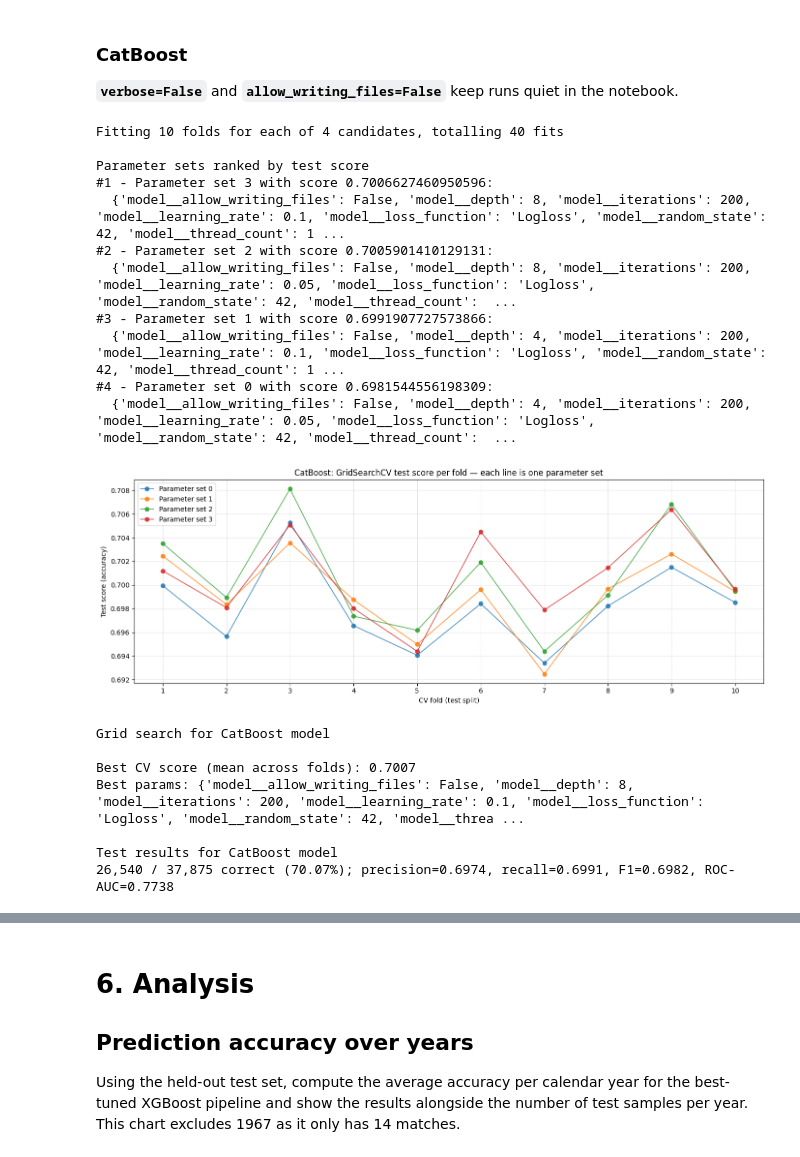
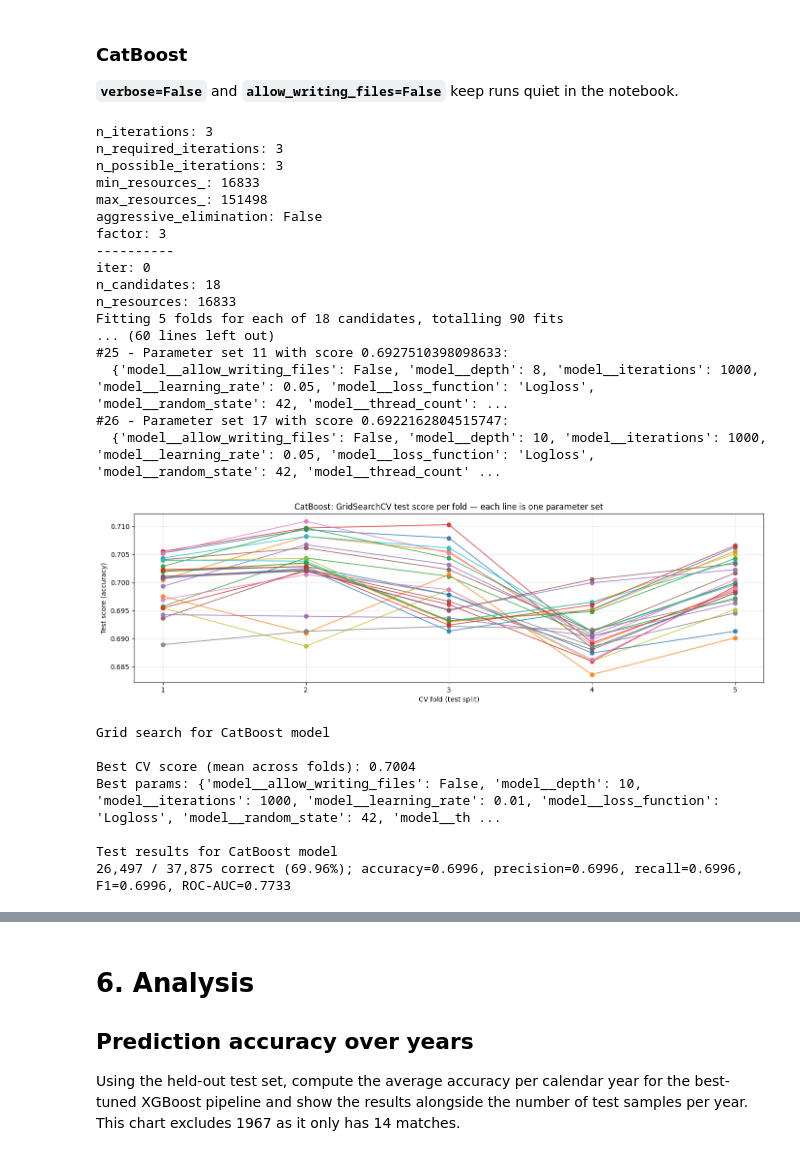
Before and after one commit to scarvalhojr/tennispredictor, a Jupyter notebook: notebook/tennispredictor.ipynb, the cells around one changed output, grey strips where cells are left out. Drawn from its saved outputs; the diff is of its cells as text; code cells hidden in the pictures.

```diff
--- a/notebook/tennispredictor.ipynb
+++ b/notebook/tennispredictor.ipynb
@@ -72,7 +74,7 @@ DROP_FEATURES = {
 # Testing and trainingparameters
 TRAIN_RATIO = 0.8
 TEST_RATIO = 1 - TRAIN_RATIO
-NUM_CV_SPLITS = 10
+NUM_CV_SPLITS = 5
 # %% [markdown]
 ### Helpers
 # %%
@@ -849,67 +1000,73 @@ Test results for XGBoost model
 
 **`verbose=False`** and **`allow_writing_files=False`** keep runs quiet in the notebook.
 # %%
-CAT_MODEL_NAME = "CatBoost"
+CATB_MODEL_NAME = "CatBoost"
 
-CAT_PARAM_GRID = {
-    "model__iterations": [200],
-    "model__depth": [4, 8],
-    "model__learning_rate": [0.05, 0.1],
+CATB_PARAM_GRID = {
+    "model__iterations": [800, 1000],
+    "model__depth": [6, 8, 10],
+    "model__learning_rate": [0.01, 0.03, 0.05],
     "model__random_state": [RANDOM_STATE],
     "model__verbose": [False],
     "model__loss_function": ["Logloss"],
     "model__allow_writing_files": [False],
-    "model__thread_count": [1],
+    "model__thread_count": [-1],
 }
 
-_transformers_cat = []
+_transformers_catb = []
 if metadata_cols:
-    _transformers_cat.append(("drop_metadata", "drop", metadata_cols))
-_transformers_cat.append(("num", SimpleImputer(strategy="median"), numeric_features))
+    _transformers_catb.append(("drop_metadata", "drop", metadata_cols))
+_transformers_catb.append(("num", SimpleImputer(strategy="median"), numeric_features))
 if categorical_features:
-    _transformers_cat.append(
+    _transformers_catb.append(
         (
             "cat",
             Pipeline(
                 steps=[
                     ("impute", SimpleImputer(strategy="most_frequent")),
                     (
                         "onehot",
                         OneHotEncoder(handle_unknown="ignore", sparse_output=False),
                     ),
                 ]
             ),
             categorical_features,
         )
     )
 
-preprocessor_cat = ColumnTransformer(transformers=_transformers_cat)
+preprocessor_catb = ColumnTransformer(transformers=_transformers_catb)
 
-cat_pipeline = Pipeline(
+catb_pipeline = Pipeline(
     steps=[
-        ("prep", preprocessor_cat),
+        ("prep", preprocessor_catb),
         ("model", CatBoostClassifier()),
     ]
 )
 
-catboost_model = train_and_test_model(CAT_MODEL_NAME, cat_pipeline, CAT_PARAM_GRID)
+trained_catb, best_catb_params = train_and_test_model(CATB_MODEL_NAME, catb_pipeline, CATB_PARAM_GRID)
 # %% [output]
-Fitting 10 folds for each of 4 candidates, totalling 40 fits
-
-Parameter sets ranked by test score
-#1 - Parameter set 3 with score 0.7006627460950596:
-  {'model__allow_writing_files': False, 'model__depth': 8, 'model__iterations': 200, 'model__learning_rate': 0.1, 'model__loss_function': 'Logloss', 'model__random_state': 42, 'model__thread_count': 1 ...
-#2 - Parameter set 2 with score 0.7005901410129131:
-  {'model__allow_writing_files': False, 'model__depth': 8, 'model__iterations': 200, 'model__learning_rate': 0.05, 'model__loss_function': 'Logloss', 'model__random_state': 42, 'model__thread_count':  ...
-#3 - Parameter set 1 with score 0.6991907727573866:
-  {'model__allow_writing_files': False, 'model__depth': 4, 'model__iterations': 200, 'model__learning_rate': 0.1, 'model__loss_function': 'Logloss', 'model__random_state': 42, 'model__thread_count': 1 ...
-#4 - Parameter set 0 with score 0.6981544556198309:
-  {'model__allow_writing_files': False, 'model__depth': 4, 'model__iterations': 200, 'model__learning_rate': 0.05, 'model__loss_function': 'Logloss', 'model__random_state': 42, 'model__thread_count':  ...
+n_iterations: 3
+n_required_iterations: 3
+n_possible_iterations: 3
+min_resources_: 16833
+max_resources_: 151498
+aggressive_elimination: False
+factor: 3
+----------
+iter: 0
+n_candidates: 18
+n_resources: 16833
+Fitting 5 folds for each of 18 candidates, totalling 90 fits
+... (60 lines left out)
+#25 - Parameter set 11 with score 0.6927510398098633:
+  {'model__allow_writing_files': False, 'model__depth': 8, 'model__iterations': 1000, 'model__learning_rate': 0.05, 'model__loss_function': 'Logloss', 'model__random_state': 42, 'model__thread_count': ...
+#26 - Parameter set 17 with score 0.6922162804515747:
+  {'model__allow_writing_files': False, 'model__depth': 10, 'model__iterations': 1000, 'model__learning_rate': 0.05, 'model__loss_function': 'Logloss', 'model__random_state': 42, 'model__thread_count' ...
-[figure, old version]
+[figure, new version]
 Grid search for CatBoost model
 
-Best CV score (mean across folds): 0.7007
-Best params: {'model__allow_writing_files': False, 'model__depth': 8, 'model__iterations': 200, 'model__learning_rate': 0.1, 'model__loss_function': 'Logloss', 'model__random_state': 42, 'model__threa ...
+Best CV score (mean across folds): 0.7004
+Best params: {'model__allow_writing_files': False, 'model__depth': 10, 'model__iterations': 1000, 'model__learning_rate': 0.01, 'model__loss_function': 'Logloss', 'model__random_state': 42, 'model__th ...
 
 Test results for CatBoost model
-26,540 / 37,875 correct (70.07%); precision=0.6974, recall=0.6991, F1=0.6982, ROC-AUC=0.7738
+26,497 / 37,875 correct (69.96%); accuracy=0.6996, precision=0.6996, recall=0.6996, F1=0.6996, ROC-AUC=0.7733
```
Also changed, not shown: parts of 8 cells of this notebook.
